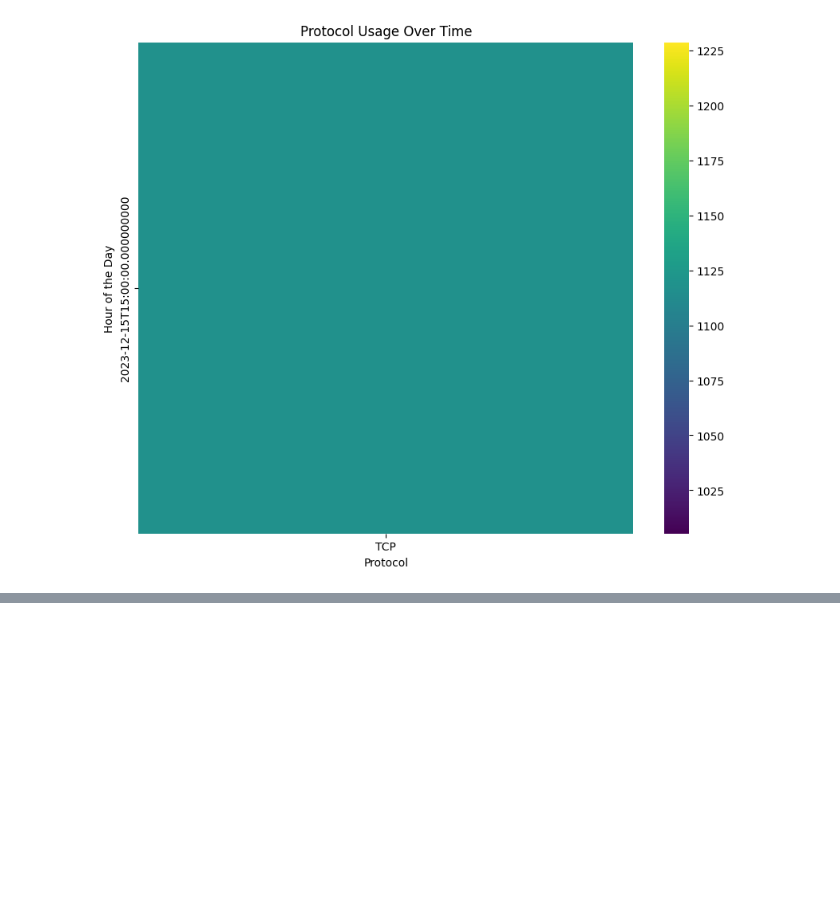
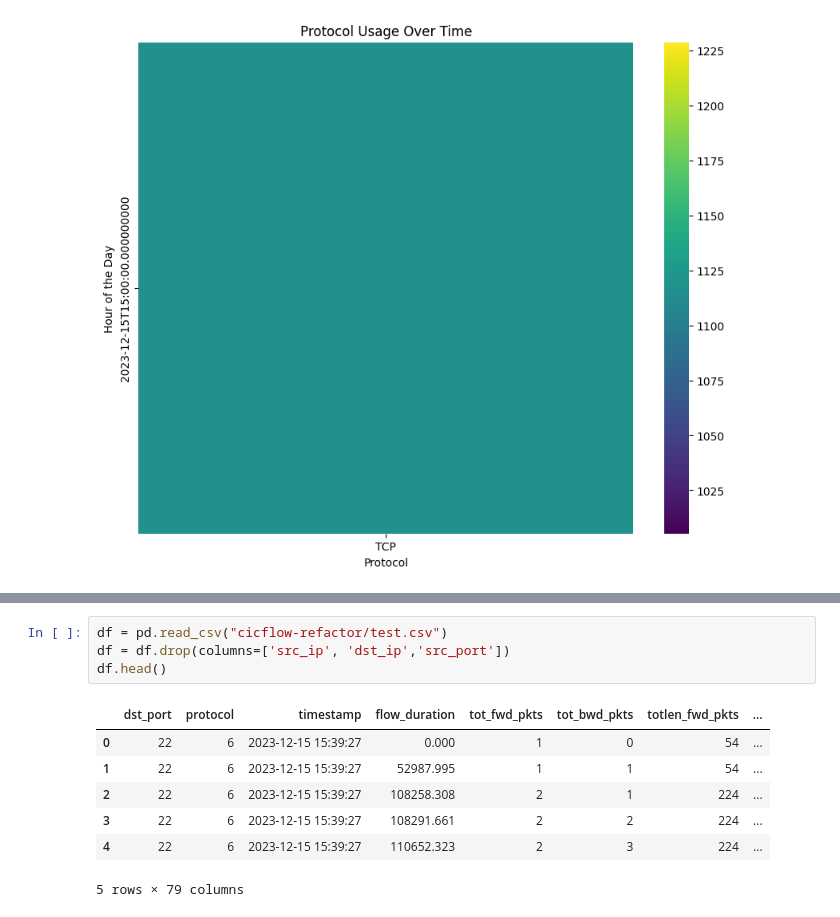
Before and after one commit to LyTriLaDuaNhanVien/graduation-thesis, a Jupyter notebook: nghia/analysis.ipynb, the cells around one changed output, grey strips where cells are left out. Cells and saved outputs as stored; diff of their text form; blank space fills up the shorter version.

```diff
--- a/nghia/analysis.ipynb
+++ b/nghia/analysis.ipynb
@@ -170,0 +279,12 @@ plt.show()
+# %%
+df = pd.read_csv("cicflow-refactor/test.csv")
+df = df.drop(columns=['src_ip', 'dst_ip','src_port'])
+df.head()
+# %% [output]
+|  | dst_port | protocol | timestamp | flow_duration | tot_fwd_pkts | tot_bwd_pkts | totlen_fwd_pkts | ... |
+| 0 | 22 | 6 | 2023-12-15 15:39:27 | 0.000 | 1 | 0 | 54 | ... |
+| 1 | 22 | 6 | 2023-12-15 15:39:27 | 52987.995 | 1 | 1 | 54 | ... |
+| 2 | 22 | 6 | 2023-12-15 15:39:27 | 108258.308 | 2 | 1 | 224 | ... |
+| 3 | 22 | 6 | 2023-12-15 15:39:27 | 108291.661 | 2 | 2 | 224 | ... |
+| 4 | 22 | 6 | 2023-12-15 15:39:27 | 110652.323 | 2 | 3 | 224 | ... |
+5 rows × 79 columns
```
Also changed, not shown: parts of 18 cells of this notebook, 19 other files.
